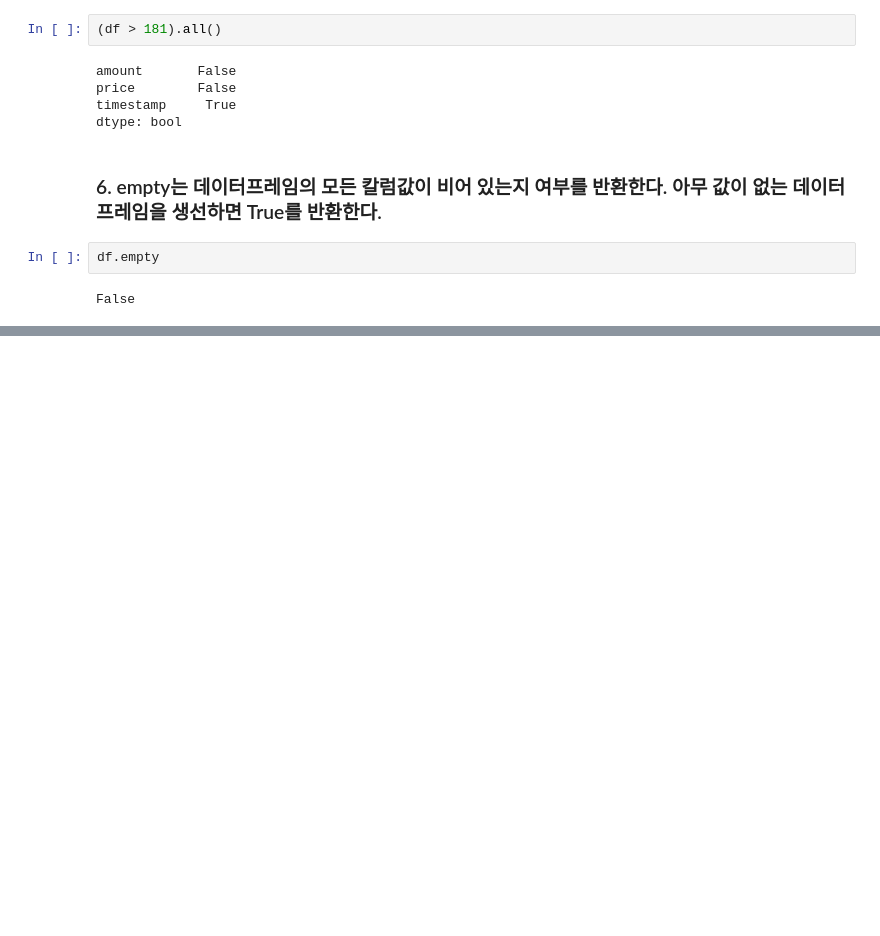
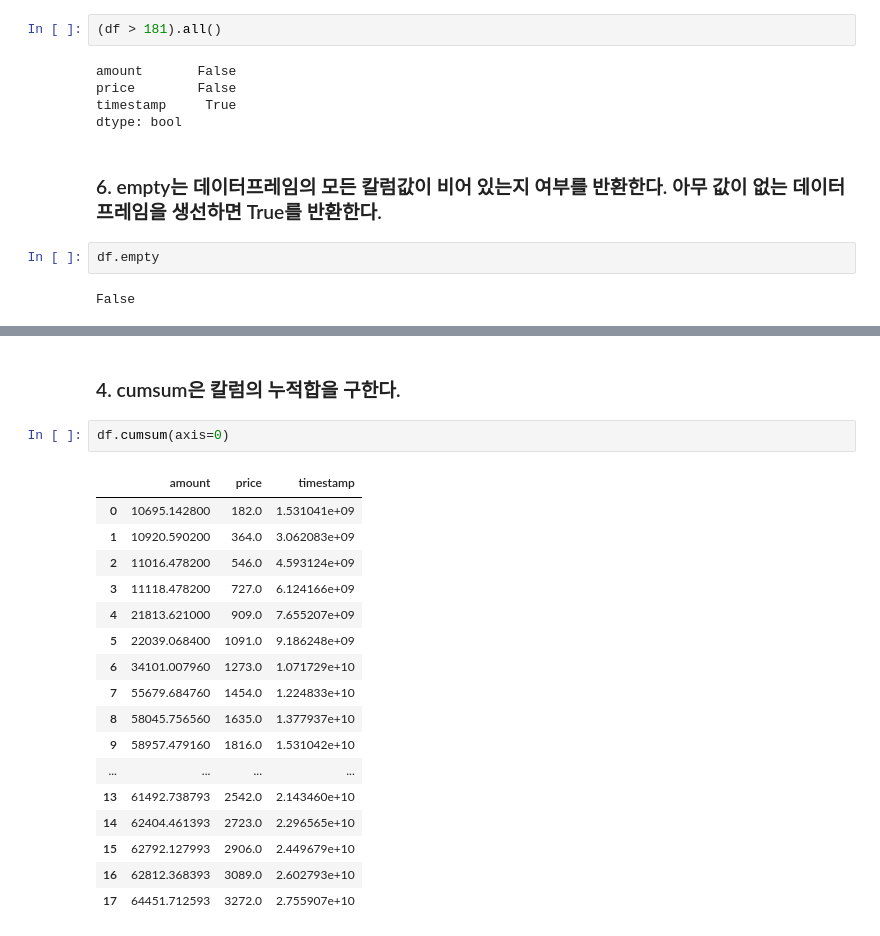
Before and after one commit to OnMyTeam/Auto-Trading, a Jupyter notebook: BitCoinDev_Jupyter/DataFrame1.ipynb, the cells around one changed output, grey strips where cells are left out. Saved outputs shown, nothing was run; the diff lists cells and outputs as text; blank space fills up the shorter version.

```diff
--- a/BitCoinDev_Jupyter/DataFrame1.ipynb
+++ b/BitCoinDev_Jupyter/DataFrame1.ipynb
@@ -139,0 +221,22 @@ False
+# %% [markdown]
+### 4. cumsum은 칼럼의 누적합을 구한다.
+# %%
+df.cumsum(axis=0)
+# %% [output]
+|  | amount | price | timestamp |
+| 0 | 10695.142800 | 182.0 | 1.531041e+09 |
+| 1 | 10920.590200 | 364.0 | 3.062083e+09 |
+| 2 | 11016.478200 | 546.0 | 4.593124e+09 |
+| 3 | 11118.478200 | 727.0 | 6.124166e+09 |
+| 4 | 21813.621000 | 909.0 | 7.655207e+09 |
+| 5 | 22039.068400 | 1091.0 | 9.186248e+09 |
+| 6 | 34101.007960 | 1273.0 | 1.071729e+10 |
+| 7 | 55679.684760 | 1454.0 | 1.224833e+10 |
+| 8 | 58045.756560 | 1635.0 | 1.377937e+10 |
+| 9 | 58957.479160 | 1816.0 | 1.531042e+10 |
+| ... | ... | ... | ... |
+| 13 | 61492.738793 | 2542.0 | 2.143460e+10 |
+| 14 | 62404.461393 | 2723.0 | 2.296565e+10 |
+| 15 | 62792.127993 | 2906.0 | 2.449679e+10 |
+| 16 | 62812.368393 | 3089.0 | 2.602793e+10 |
+| 17 | 64451.712593 | 3272.0 | 2.755907e+10 |
```
Also changed, not shown: parts of 30 cells of this notebook.
